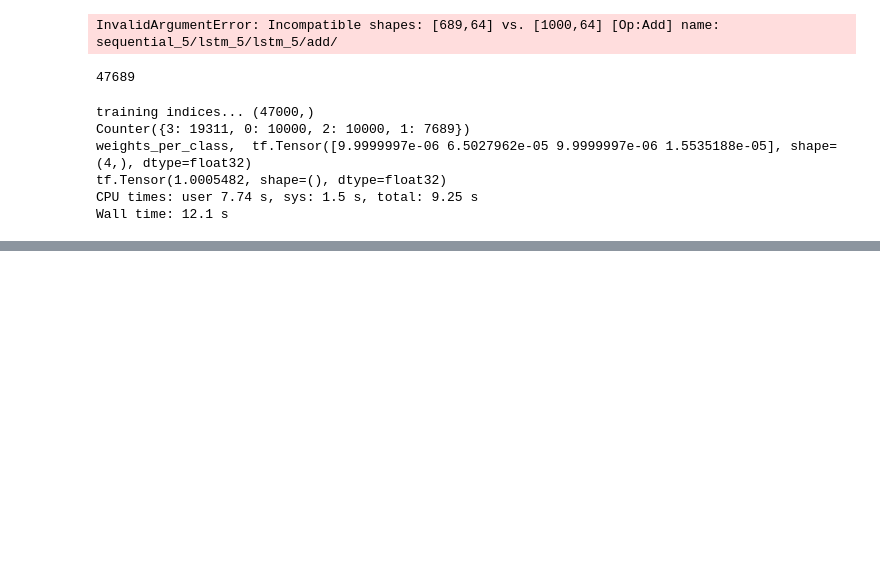
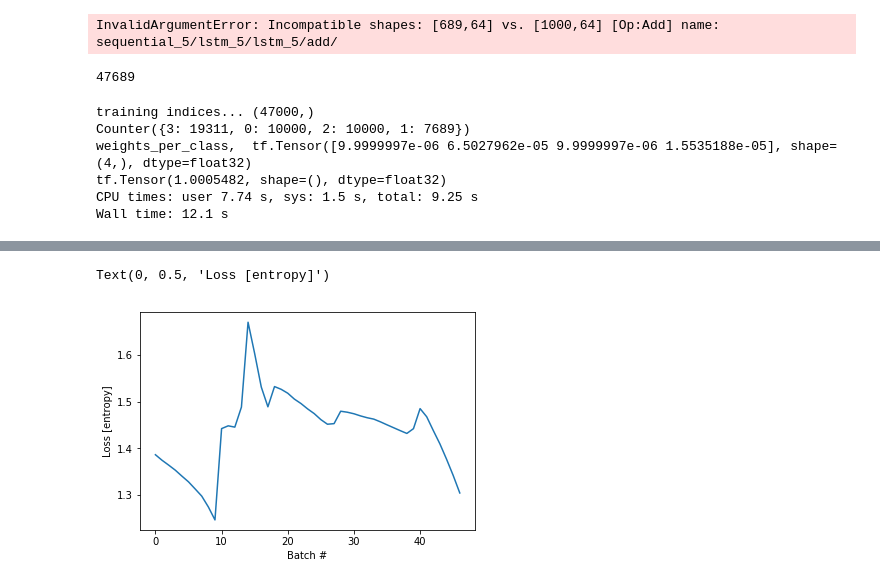
Before and after one commit to namoopsoo/aviation-pilot-physiology-hmm, a Jupyter notebook: notes/2019-07-06-today.ipynb, the cells around one changed output, grey strips where cells are left out. Drawn from its saved outputs; the diff is of its cells as text; code cells hidden in the pictures; blank space fills up the shorter version.

```diff
--- a/notes/2019-07-06-today.ipynb
+++ b/notes/2019-07-06-today.ipynb
@@ -185,0 +379,8 @@ Wall time: 12.1 s
+# %%
+# ...
+plt.plot(loss_history)
+plt.xlabel('Batch #')
+plt.ylabel('Loss [entropy]')
+# %% [output]
+Text(0, 0.5, 'Loss [entropy]')
+[figure, added]
```
Also changed, not shown: parts of 34 cells of this notebook.
